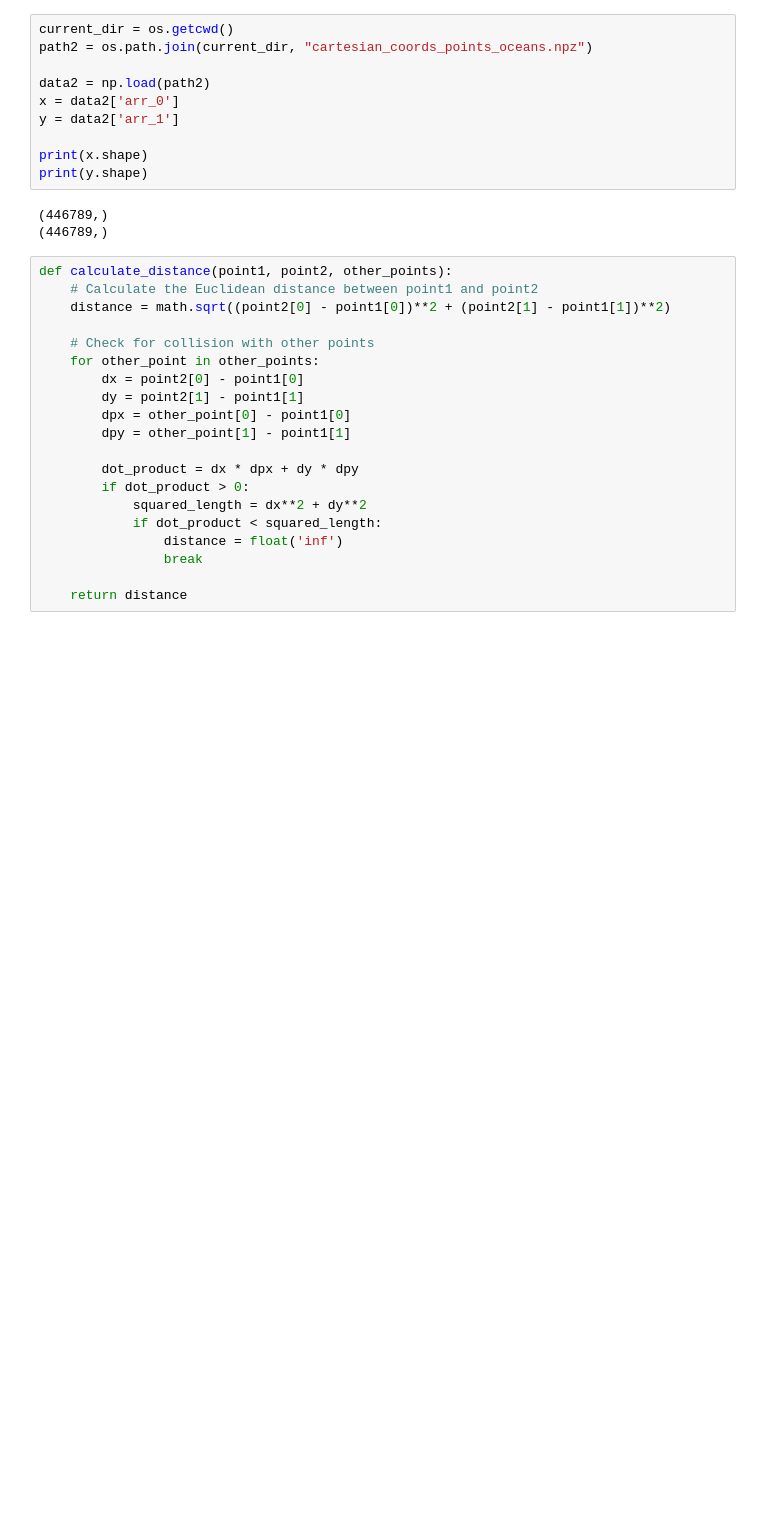
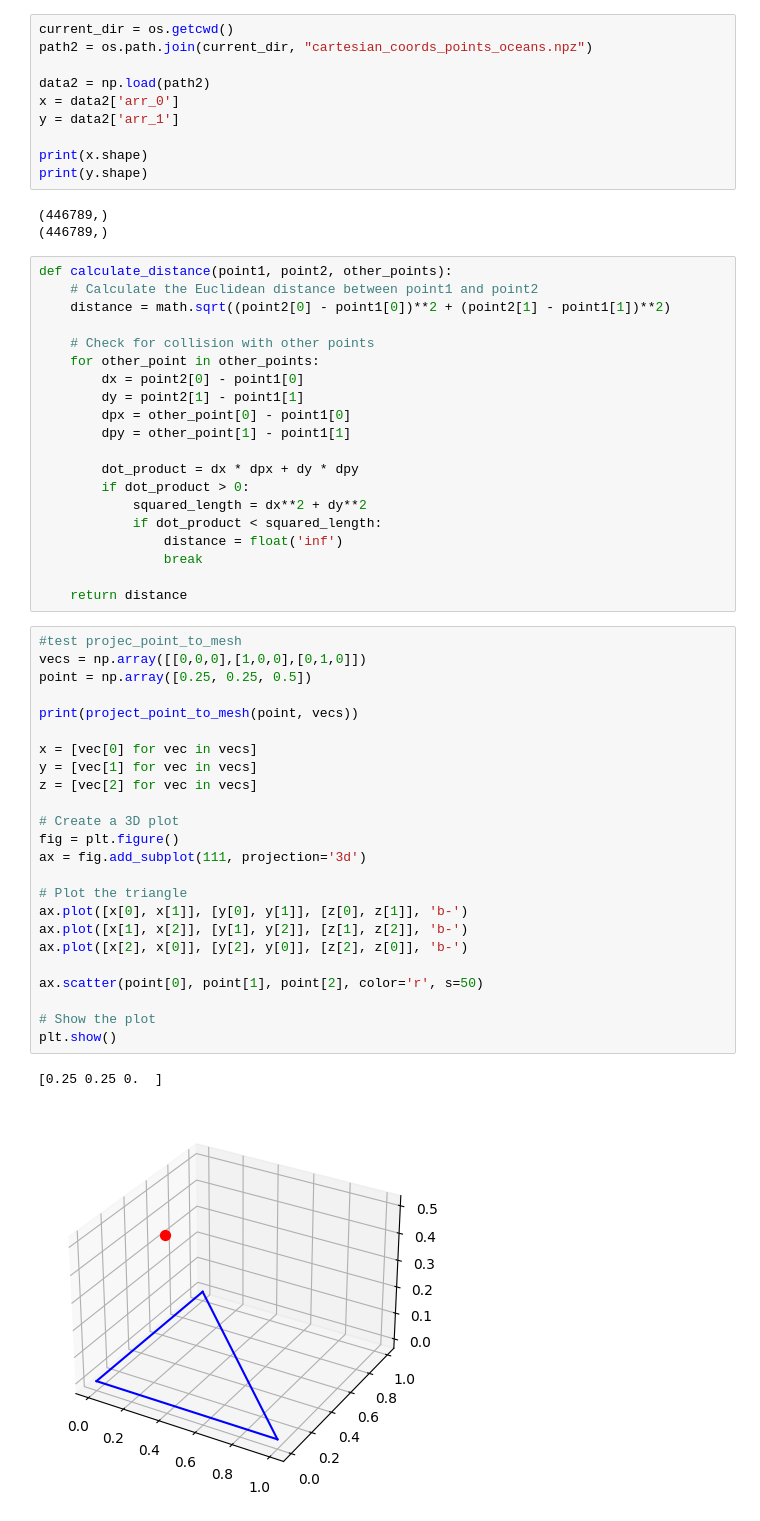
Before and after one commit to Muhanzhaokmp228/Bachelor-project, a Jupyter notebook: Code/Test.ipynb, the cells around one changed output. Saved outputs shown, nothing was run; the diff lists cells and outputs as text; blank space fills up the shorter version.

```diff
--- a/Code/Test.ipynb
+++ b/Code/Test.ipynb
@@ -72,3 +71,30 @@ def calculate_distance(point1, point2, other_points):
                 break
 
     return distance
+# %%
+#test projec_point_to_mesh
+vecs = np.array([[0,0,0],[1,0,0],[0,1,0]])
+point = np.array([0.25, 0.25, 0.5])
+
+print(project_point_to_mesh(point, vecs))
+
+x = [vec[0] for vec in vecs]
+y = [vec[1] for vec in vecs]
+z = [vec[2] for vec in vecs]
+
+# Create a 3D plot
+fig = plt.figure()
+ax = fig.add_subplot(111, projection='3d')
+
+# Plot the triangle
+ax.plot([x[0], x[1]], [y[0], y[1]], [z[0], z[1]], 'b-')
+ax.plot([x[1], x[2]], [y[1], y[2]], [z[1], z[2]], 'b-')
+ax.plot([x[2], x[0]], [y[2], y[0]], [z[2], z[0]], 'b-')
+
+ax.scatter(point[0], point[1], point[2], color='r', s=50)
+
+# Show the plot
+plt.show()
+# %% [output]
+[0.25 0.25 0.  ]
+[figure, added]
```
Also changed, not shown: parts of 1 cell of this notebook, 2 other files.
